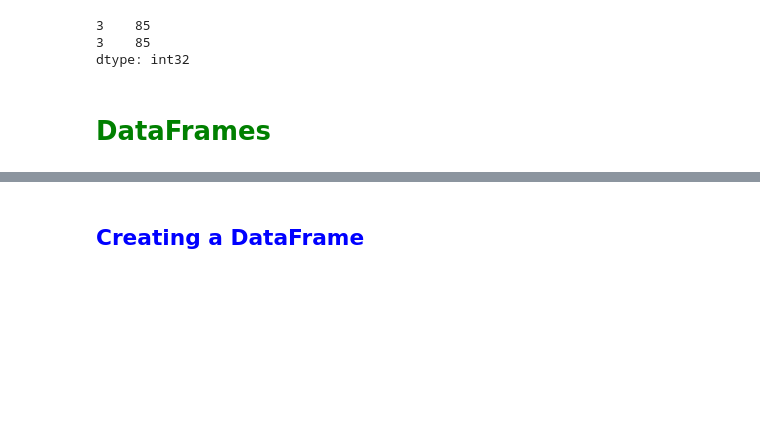
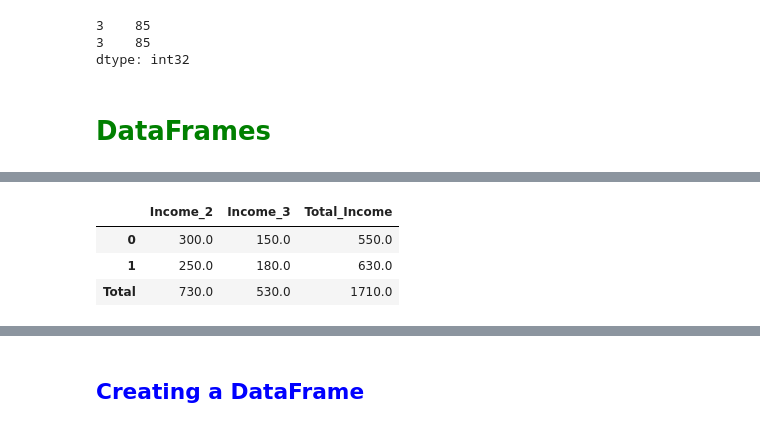
Before and after one commit to easgarli/datascience_bootcamp, a Jupyter notebook: pandas/Pandas_InClass_1_(Series & DataFrames)_04.20.2024.ipynb, the cells around one changed output, grey strips where cells are left out. Drawn from its saved outputs; the diff is of its cells as text; code cells hidden in the pictures; blank space fills up the shorter version.

```diff
--- a/pandas/Pandas_InClass_1_(Series & DataFrames)_04.20.2024.ipynb
+++ b/pandas/Pandas_InClass_1_(Series & DataFrames)_04.20.2024.ipynb
@@ -646,0 +689,7 @@ dtype: int32
+# %%
+df
+# %% [output]
+|  | Income_2 | Income_3 | Total_Income |
+| 0 | 300.0 | 150.0 | 550.0 |
+| 1 | 250.0 | 180.0 | 630.0 |
+| Total | 730.0 | 530.0 | 1710.0 |
```
Also changed, not shown: parts of 5 cells of this notebook, 2 other files.
